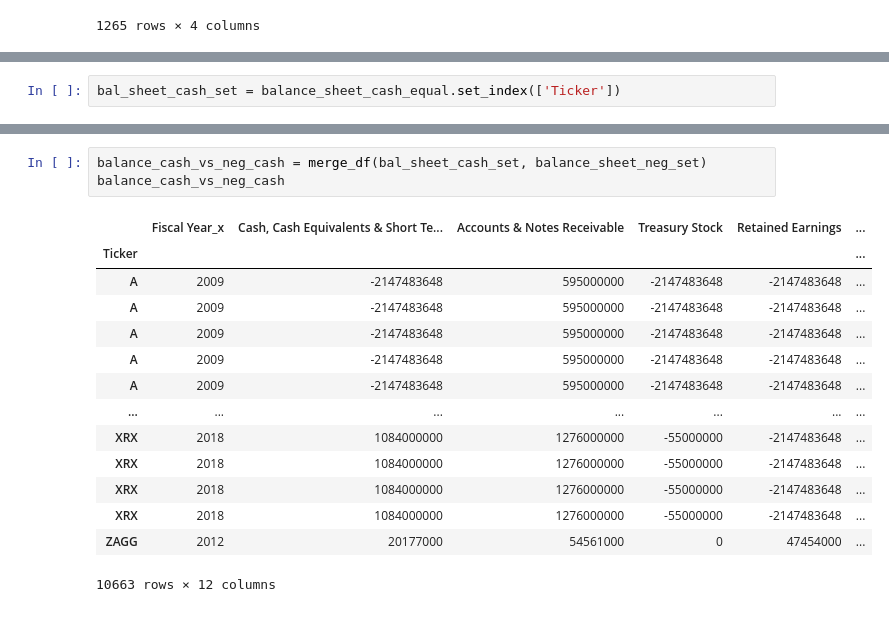
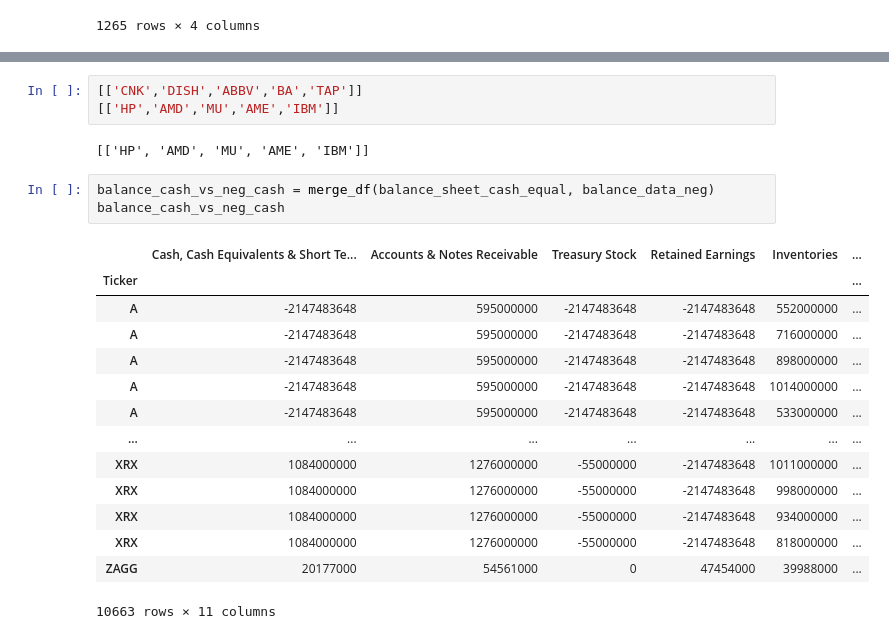
Before and after one commit to MuayThaiLegz/ScientificMethod_ForInvesting-, a Jupyter notebook: Untitled1.ipynb, the cells around one changed output, grey strips where cells are left out. Cells and saved outputs as stored; diff of their text form.

```diff
--- a/Untitled1.ipynb
+++ b/Untitled1.ipynb
@@ -66,2 +58,0 @@ re_index(balance_sheet_cash_equal)
-# %%
-bal_sheet_cash_set = balance_sheet_cash_equal.set_index(['Ticker'])
@@ -253,18 +208,23 @@ titas_tech_tickers
+# %%
+[['CNK','DISH','ABBV','BA','TAP']]
+[['HP','AMD','MU','AME','IBM']]
+# %% [output]
+[['HP', 'AMD', 'MU', 'AME', 'IBM']]
 # %%
-balance_cash_vs_neg_cash = merge_df(bal_sheet_cash_set, balance_sheet_neg_set)
+balance_cash_vs_neg_cash = merge_df(balance_sheet_cash_equal, balance_data_neg)
 balance_cash_vs_neg_cash
 # %% [output]
-|  | Fiscal Year_x | Cash, Cash Equivalents & Short Te... | Accounts & Notes Receivable | Treasury Stock | Retained Earnings | ... |
+|  | Cash, Cash Equivalents & Short Te... | Accounts & Notes Receivable | Treasury Stock | Retained Earnings | Inventories | ... |
 | Ticker |  |  |  |  |  | ... |
-| A | 2009 | -2147483648 | 595000000 | -2147483648 | -2147483648 | ... |
-| A | 2009 | -2147483648 | 595000000 | -2147483648 | -2147483648 | ... |
-| A | 2009 | -2147483648 | 595000000 | -2147483648 | -2147483648 | ... |
-| A | 2009 | -2147483648 | 595000000 | -2147483648 | -2147483648 | ... |
-| A | 2009 | -2147483648 | 595000000 | -2147483648 | -2147483648 | ... |
+| A | -2147483648 | 595000000 | -2147483648 | -2147483648 | 552000000 | ... |
+| A | -2147483648 | 595000000 | -2147483648 | -2147483648 | 716000000 | ... |
+| A | -2147483648 | 595000000 | -2147483648 | -2147483648 | 898000000 | ... |
+| A | -2147483648 | 595000000 | -2147483648 | -2147483648 | 1014000000 | ... |
+| A | -2147483648 | 595000000 | -2147483648 | -2147483648 | 533000000 | ... |
 | ... | ... | ... | ... | ... | ... | ... |
-| XRX | 2018 | 1084000000 | 1276000000 | -55000000 | -2147483648 | ... |
-| XRX | 2018 | 1084000000 | 1276000000 | -55000000 | -2147483648 | ... |
-| XRX | 2018 | 1084000000 | 1276000000 | -55000000 | -2147483648 | ... |
-| XRX | 2018 | 1084000000 | 1276000000 | -55000000 | -2147483648 | ... |
-| ZAGG | 2012 | 20177000 | 54561000 | 0 | 47454000 | ... |
+| XRX | 1084000000 | 1276000000 | -55000000 | -2147483648 | 1011000000 | ... |
+| XRX | 1084000000 | 1276000000 | -55000000 | -2147483648 | 998000000 | ... |
+| XRX | 1084000000 | 1276000000 | -55000000 | -2147483648 | 934000000 | ... |
+| XRX | 1084000000 | 1276000000 | -55000000 | -2147483648 | 818000000 | ... |
+| ZAGG | 20177000 | 54561000 | 0 | 47454000 | 39988000 | ... |
-10663 rows × 12 columns
+10663 rows × 11 columns
```
Also changed, not shown: parts of 49 cells of this notebook.
